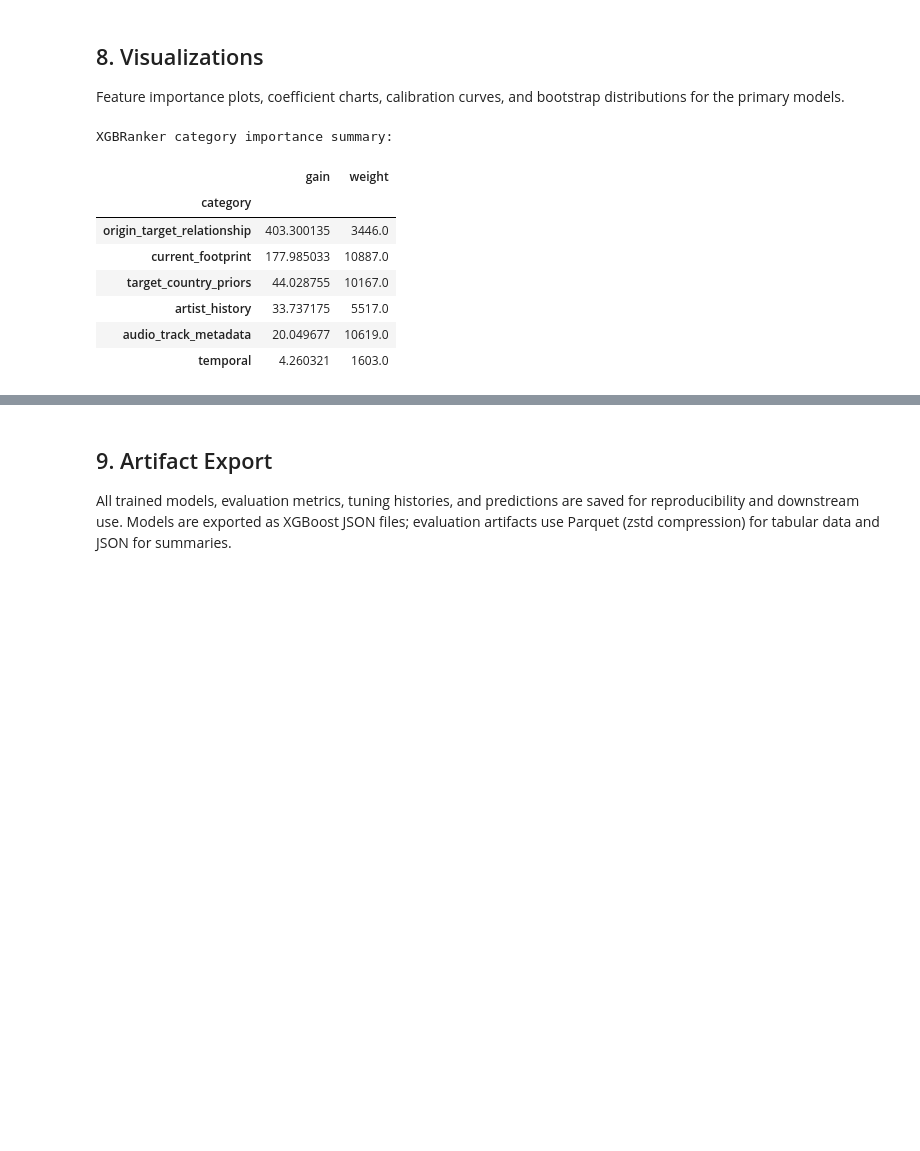
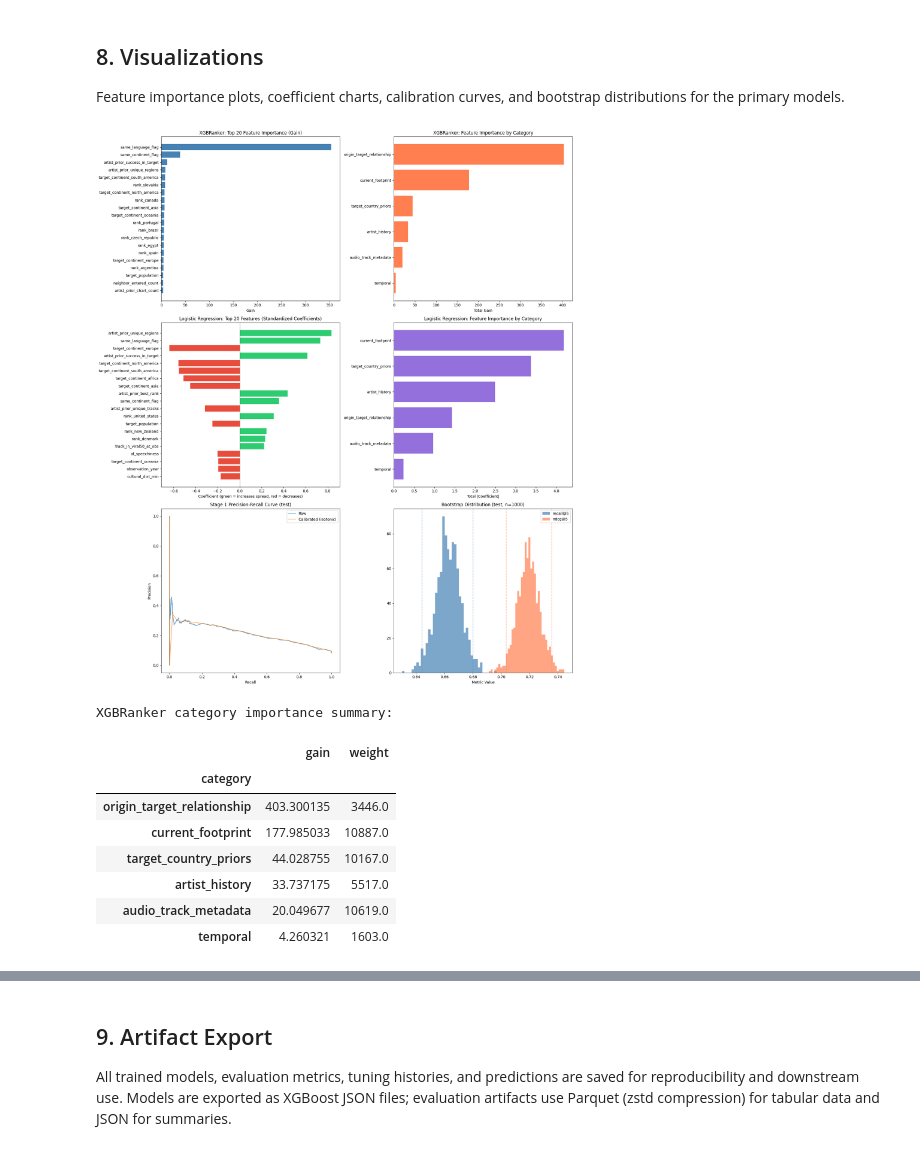
Before and after one commit to mchlkan/ML_Group_AB, a Jupyter notebook: notebooks/12_final_pipeline.ipynb, the cells around one changed output, grey strips where cells are left out. Drawn from its saved outputs; the diff is of its cells as text; code cells hidden in the pictures; blank space fills up the shorter version.

```diff
--- a/notebooks/12_final_pipeline.ipynb
+++ b/notebooks/12_final_pipeline.ipynb
@@ -2066,34 +2069,35 @@ axes[1, 1].set_title('Logistic Regression: Feature Importance by Category')
 axes[1, 1].set_xlabel('Total |Coefficient|')
 
 # 5. Stage 1 PR curve: raw vs calibrated
 raw_precision, raw_recall, _ = precision_recall_curve(y_track_test, stage1_raw_test_scores)
 cal_precision, cal_recall, _ = precision_recall_curve(y_track_test, stage1_cal_test_scores)
 axes[2, 0].plot(raw_recall, raw_precision, label='Raw', alpha=0.7)
 axes[2, 0].plot(cal_recall, cal_precision, label='Calibrated (isotonic)', alpha=0.7)
 axes[2, 0].set_xlabel('Recall')
 axes[2, 0].set_ylabel('Precision')
 axes[2, 0].set_title('Stage 1 Precision-Recall Curve (test)')
 axes[2, 0].legend()
 
 # 6. Bootstrap distribution histogram
 axes[2, 1].hist(boot_recalls, bins=40, alpha=0.7, label=f'recall@{TOP_K}', color='steelblue')
 axes[2, 1].hist(boot_ndcgs, bins=40, alpha=0.7, label=f'ndcg@{TOP_K}', color='coral')
 axes[2, 1].axvline(np.percentile(boot_recalls, 2.5), color='steelblue', linestyle='--', alpha=0.5)
 axes[2, 1].axvline(np.percentile(boot_recalls, 97.5), color='steelblue', linestyle='--', alpha=0.5)
 axes[2, 1].axvline(np.percentile(boot_ndcgs, 2.5), color='coral', linestyle='--', alpha=0.5)
 axes[2, 1].axvline(np.percentile(boot_ndcgs, 97.5), color='coral', linestyle='--', alpha=0.5)
 axes[2, 1].set_title(f'Bootstrap Distribution (test, n={n_bootstrap})')
 axes[2, 1].set_xlabel('Metric Value')
 axes[2, 1].legend()
 
 plt.tight_layout()
 plt.savefig(EVAL_DIR / 'final_evaluation_plots.png', dpi=150, bbox_inches='tight')
-plt.show()
+display(fig)
 plt.close(fig)
 
 print('XGBRanker category importance summary:')
 display(importance_df.groupby('category')[['gain', 'weight']].sum().sort_values('gain', ascending=False))
 # %% [output]
+[figure, added]
 XGBRanker category importance summary:
 |  | gain | weight |
 | category |  |  |
```
Also changed, not shown: parts of 9 cells of this notebook, 4 other files.
